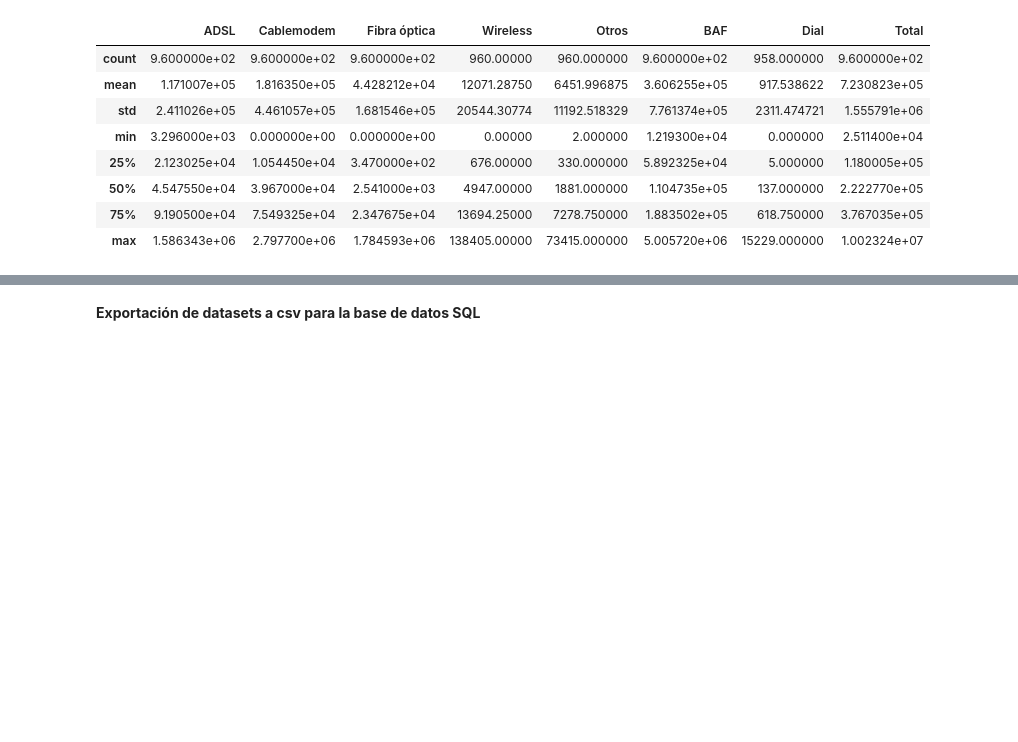
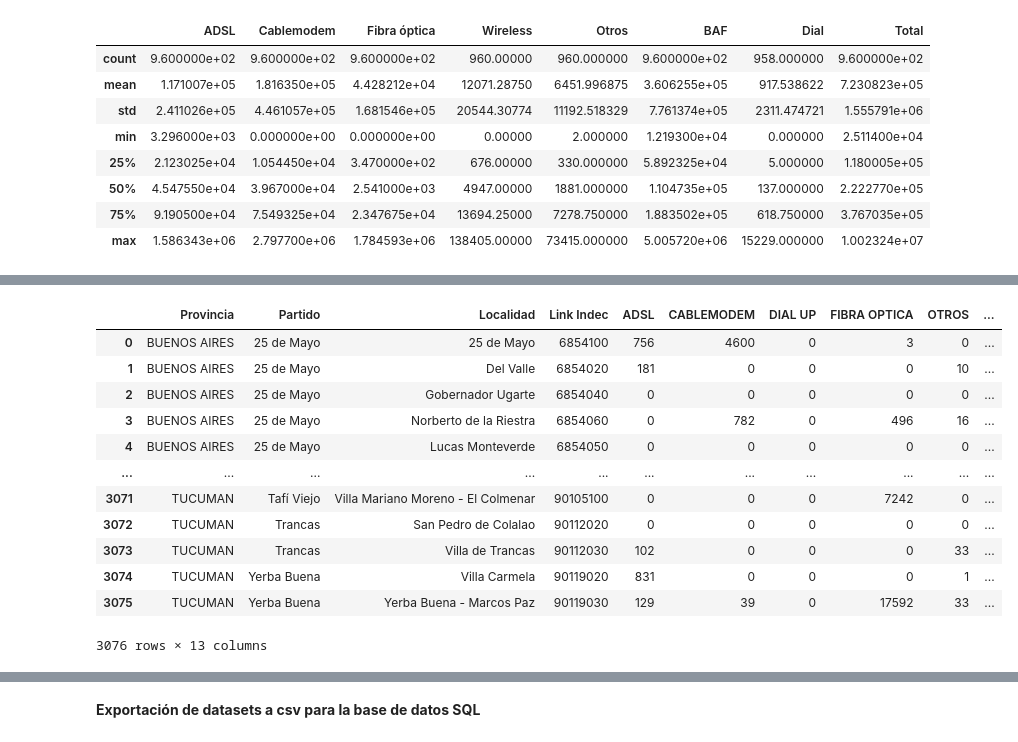
Before and after one commit to FSanchezB/Analisis-de-data-internet-en-Argentina, a Jupyter notebook: Notebooks/EDA.ipynb, the cells around one changed output, grey strips where cells are left out. Drawn from its saved outputs; the diff is of its cells as text; code cells hidden in the pictures; blank space fills up the shorter version.

```diff
--- a/Notebooks/EDA.ipynb
+++ b/Notebooks/EDA.ipynb
@@ -613,0 +677,17 @@ tecnologias.describe()
+# %%
+tec_localidad=df_maestro['Accesos_tecnologia_localidad']
+tec_localidad
+# %% [output]
+|  | Provincia | Partido | Localidad | Link Indec | ADSL | CABLEMODEM | DIAL UP | FIBRA OPTICA | OTROS | ... |
+| 0 | BUENOS AIRES | 25 de Mayo | 25 de Mayo | 6854100 | 756 | 4600 | 0 | 3 | 0 | ... |
+| 1 | BUENOS AIRES | 25 de Mayo | Del Valle | 6854020 | 181 | 0 | 0 | 0 | 10 | ... |
+| 2 | BUENOS AIRES | 25 de Mayo | Gobernador Ugarte | 6854040 | 0 | 0 | 0 | 0 | 0 | ... |
+| 3 | BUENOS AIRES | 25 de Mayo | Norberto de la Riestra | 6854060 | 0 | 782 | 0 | 496 | 16 | ... |
+| 4 | BUENOS AIRES | 25 de Mayo | Lucas Monteverde | 6854050 | 0 | 0 | 0 | 0 | 0 | ... |
+| ... | ... | ... | ... | ... | ... | ... | ... | ... | ... | ... |
+| 3071 | TUCUMAN | Tafí Viejo | Villa Mariano Moreno - El Colmenar | 90105100 | 0 | 0 | 0 | 7242 | 0 | ... |
+| 3072 | TUCUMAN | Trancas | San Pedro de Colalao | 90112020 | 0 | 0 | 0 | 0 | 0 | ... |
+| 3073 | TUCUMAN | Trancas | Villa de Trancas | 90112030 | 102 | 0 | 0 | 0 | 33 | ... |
+| 3074 | TUCUMAN | Yerba Buena | Villa Carmela | 90119020 | 831 | 0 | 0 | 0 | 1 | ... |
+| 3075 | TUCUMAN | Yerba Buena | Yerba Buena - Marcos Paz | 90119030 | 129 | 39 | 0 | 17592 | 33 | ... |
+3076 rows × 13 columns
```
Also changed, not shown: parts of 11 cells of this notebook, 3 other files.
